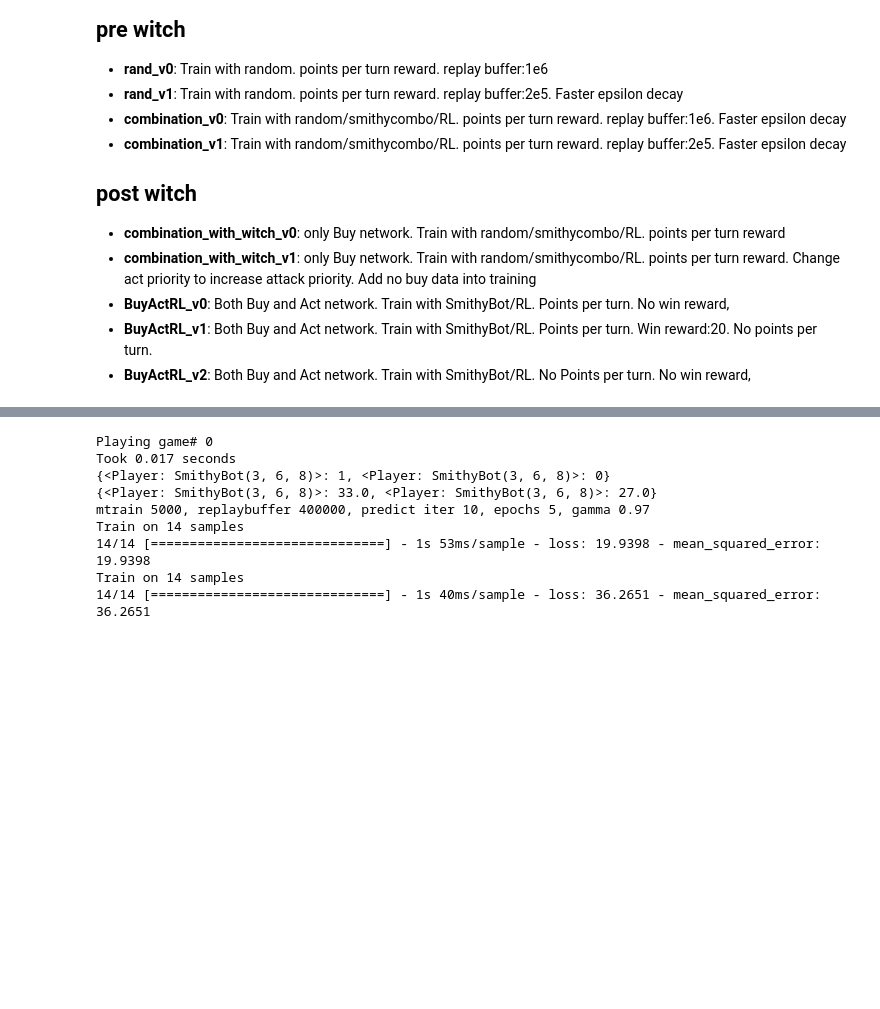
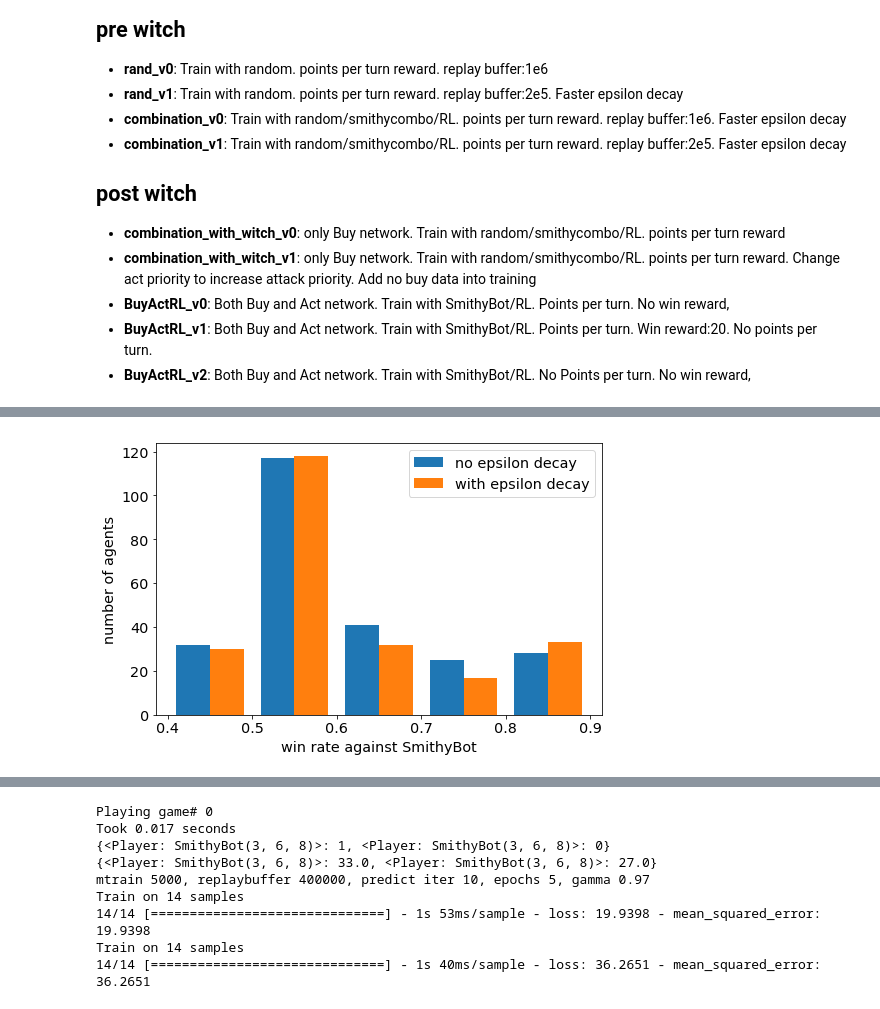
Before and after one commit to hungiyang/dominiate, a Jupyter notebook: dominiate/evaluate_training_progress.ipynb, the cells around one changed output, grey strips where cells are left out. Drawn from its saved outputs; the diff is of its cells as text; code cells hidden in the pictures; blank space fills up the shorter version.

```diff
--- a/dominiate/evaluate_training_progress.ipynb
+++ b/dominiate/evaluate_training_progress.ipynb
@@ -29,0 +99,10 @@ from sarsa_on_policy_trainer import SarsaBootstrapAgent
+# %%
+plt.figure(figsize=(8,5))
+bins = np.arange(0.4, 1, 0.1)
+plt.hist([0.01*winrate[np.array(np.asarray(hyper_select[:,3], dtype=float)==i)] for i in range(2)],bins=bins, histtype='bar', label=['no epsilon decay','with epsilon decay'])
+plt.legend()
+plt.xlabel('win rate against SmithyBot')
+plt.ylabel('number of agents')
+plt.savefig('plots/epsilon_decay.png')
+# %% [output]
+[figure, added]
```
Also changed, not shown: parts of 28 cells of this notebook, 2 other files.
